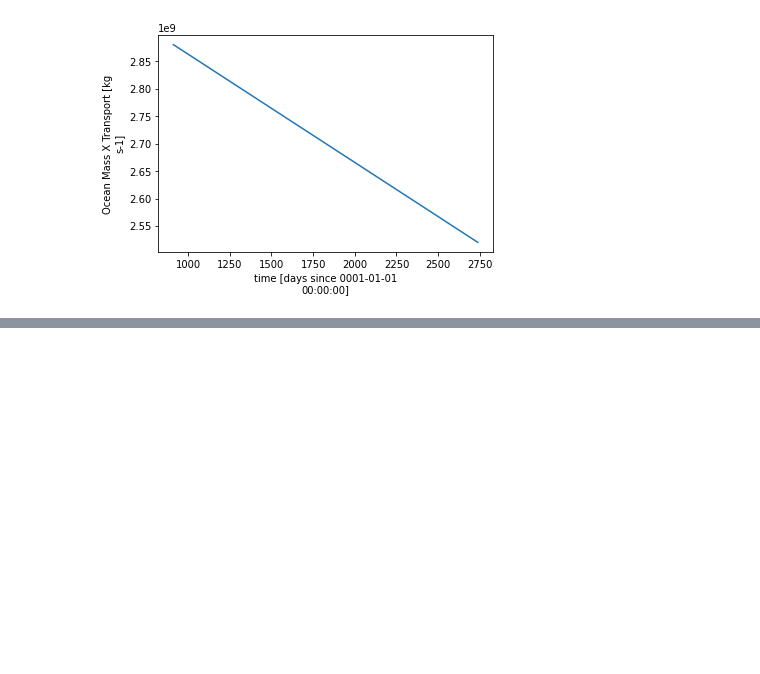
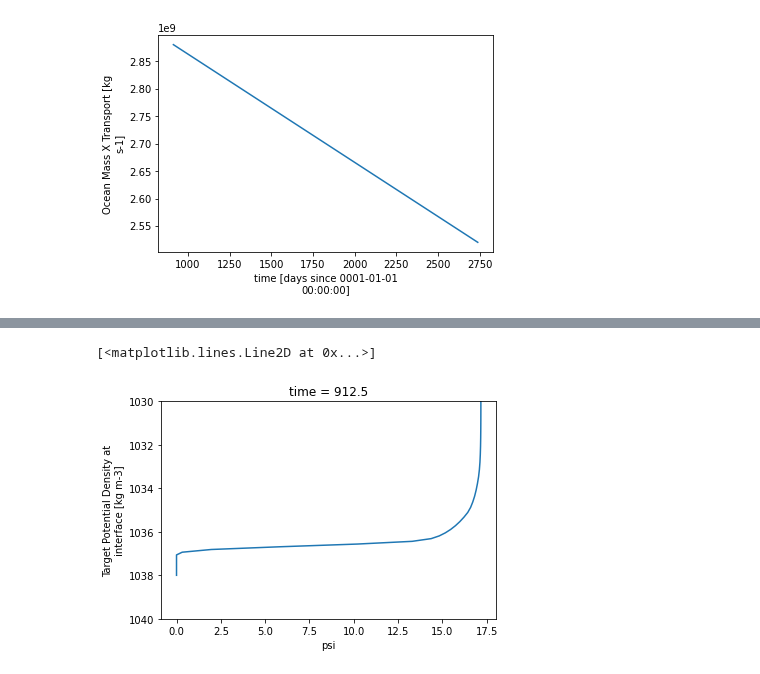
Before and after one commit to MOM6-community/sectionate, a Jupyter notebook: examples/OSNAP_CM4p125.ipynb, the cells around one changed output, grey strips where cells are left out. Drawn from its saved outputs; the diff is of its cells as text; code cells hidden in the pictures; blank space fills up the shorter version.

```diff
--- a/examples/OSNAP_CM4p125.ipynb
+++ b/examples/OSNAP_CM4p125.ipynb
@@ -148,0 +192,9 @@ Trp.plot()
+# %%
+dsTr = sectionate.MOM6_normal_transport(ds_rho2, iwest, jwest, layer='rho2_l', interface='rho2_i')
+# %%
+ovt_rho2 = xoverturning.compfunc.compute_streamfunction(dsTr, names_rho2, transport='uvnormal')
+# %%
+ovt_rho2.isel(time=0).plot(y='rho2_i', yincrease=False, ylim=[1040,1030])
+# %% [output]
+[<matplotlib.lines.Line2D at 0x...>]
+[figure, added]
```
Also changed, not shown: parts of 12 cells of this notebook, 2 other files.
